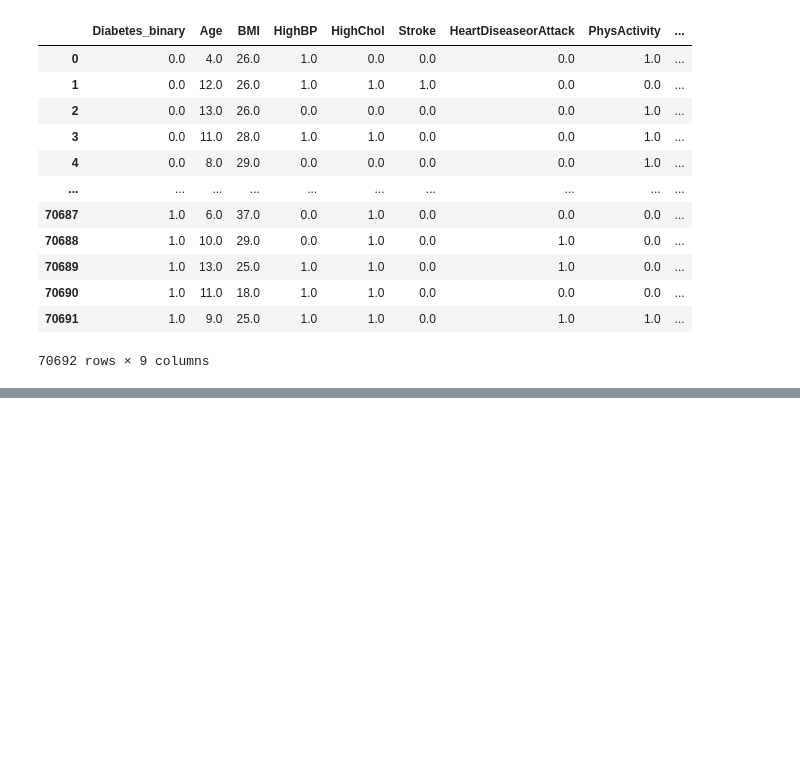
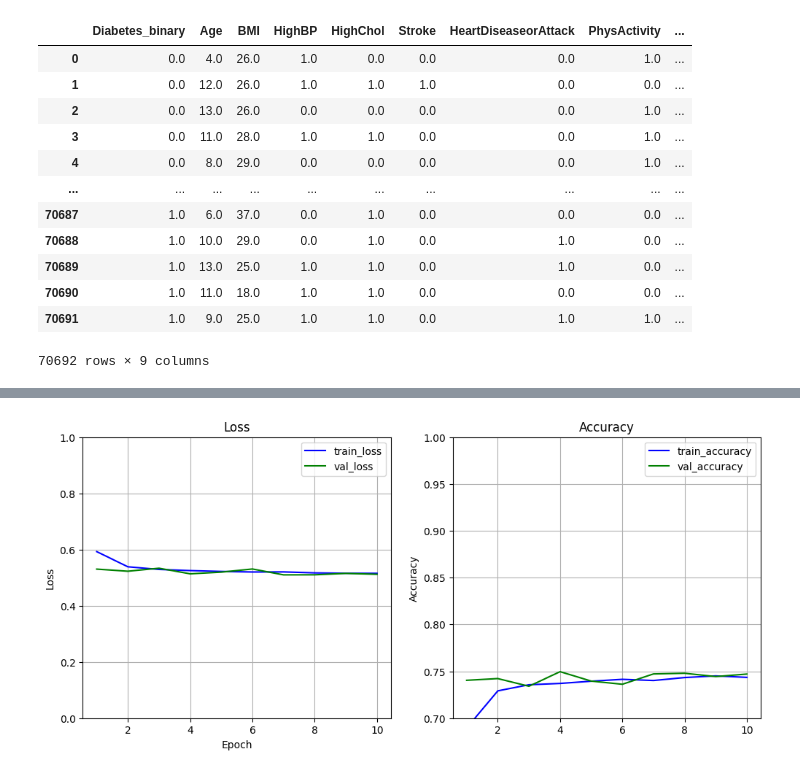
Before and after one commit to rainsky3840/Bootcamp_project, a Jupyter notebook: 김정환/p5_main.ipynb, the cells around one changed output, grey strips where cells are left out. Drawn from its saved outputs; the diff is of its cells as text; code cells hidden in the pictures; blank space fills up the shorter version.

```diff
--- a/김정환/p5_main.ipynb
+++ b/김정환/p5_main.ipynb
@@ -70,3 +76,9 @@ df1
 | 70690 | 1.0 | 11.0 | 18.0 | 1.0 | 1.0 | 0.0 | 0.0 | 0.0 | ... |
 | 70691 | 1.0 | 9.0 | 25.0 | 1.0 | 1.0 | 0.0 | 1.0 | 1.0 | ... |
 70692 rows × 9 columns
+# %%
+x=df.iloc[:, 1:].to_numpy()
+y=df.iloc[:, 0].to_numpy()
+x.shape, y.shape
+
+df.iloc[:, ]
@@ -72,0 +92,3 @@ df1
+# %%
+x_train, x_temp, y_train, y_temp = train_test_split(x, y, random_state=1, train_size=0.8)
+x_test, x_valid, y_test, y_valid = train_test_split(x_temp, y_temp, random_state=1, train_size=0.5)
@@ -72,0 +126,9 @@ df1
+# %%
+batch_size=64
+epochs=10
+
+history = model.fit(x_train,y_train,
+                    validation_data = (x_test,y_test),
+                    epochs = epochs,
+                    batch_size = batch_size
+                    )
@@ -72,0 +156,26 @@ df1
+# %%
+loss = history.history['loss']
+epochs = range(1, len(loss)+1)
+
+plt.figure(figsize=(12, 5))
+plt.subplot(1, 2, 1)
+plt.title('Loss')
+plt.plot(epochs, history.history['loss'], 'b', label='train_loss')
+plt.plot(epochs, history.history['val_loss'], 'g', label='val_loss')
+plt.ylim([0,1.0])
+plt.grid(True)
+plt.xlabel('Epoch')
+plt.ylabel('Loss')
+plt.legend(loc='best')
+
+plt.subplot(1, 2, 2)
+plt.title('Accuracy')
+plt.plot(epochs, history.history['accuracy'], 'b', label='train_accuracy')
+plt.plot(epochs, history.history['val_accuracy'], 'g', label='val_accuracy')
+plt.ylim([0.7,1])
+plt.grid(True)
+plt.ylabel('Accuracy')
+plt.legend(loc='best')
+plt.show()
+# %% [output]
+[figure, added]
```
Also changed, not shown: parts of 7 cells of this notebook.
